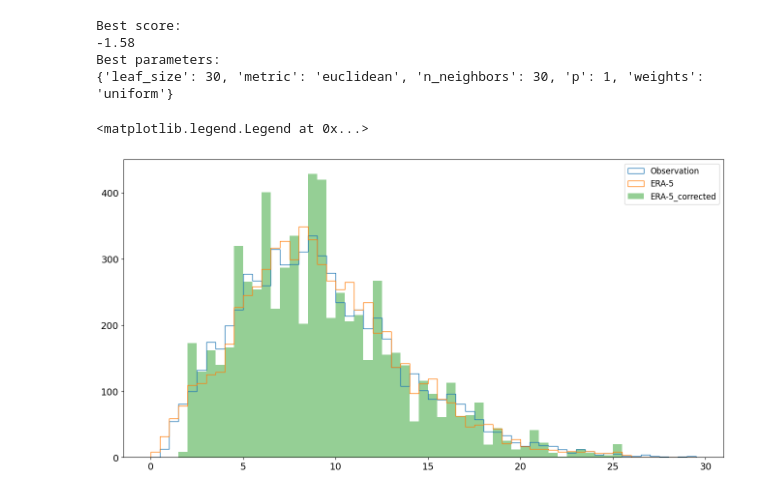
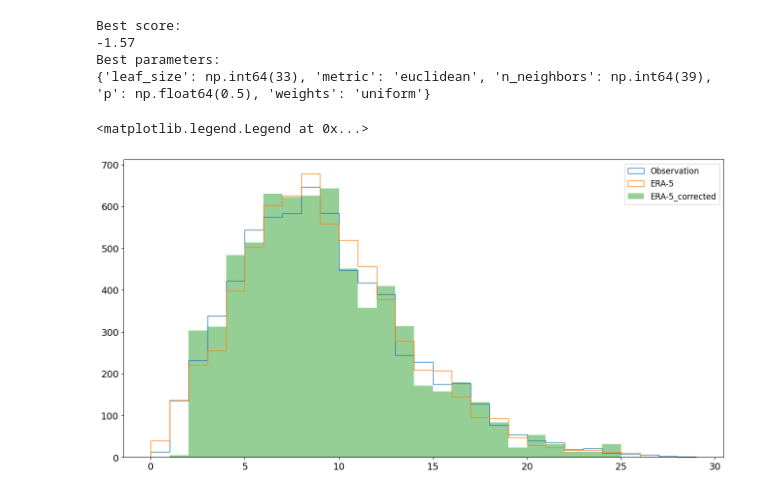
Before and after one commit to Nuwa13/Project_Python_Programming_in_Energy_Science, a Jupyter notebook: Task_3.ipynb, the cells around one changed output. Saved outputs shown, nothing was run; the diff lists cells and outputs as text; code cells hidden in the pictures.

```diff
--- a/Task_3.ipynb
+++ b/Task_3.ipynb
@@ -70,9 +69,9 @@ X_test_scaled     = scaler.transform(X_test)
 # Preparation
 # set hyperparameters for ML-model
 param_grid = {
-              "n_neighbors"       : [2,5,12,30],
-              "leaf_size"         : [1, 2, 3,15,30],
-              "p"                 : [1,2],
+              "n_neighbors"       : np.arange(20, 50, 1),
+              "leaf_size"         : np.arange(16, 36, 1),
+              "p"                 : np.arange(0.5, 2, 0.1),
               "weights"           : ['uniform', 'distance'],
               "metric"            : ['euclidean','manhattan','minkowski']
              }
@@ -111,19 +110,19 @@ X_scaledN               = scaler.transform(X)
 predictions             = best_model.predict(X_scaledN)
 # %% [output]
 Best score:
--1.58
+-1.57
 Best parameters:
-{'leaf_size': 30, 'metric': 'euclidean', 'n_neighbors': 30, 'p': 1, 'weights': 'uniform'}
+{'leaf_size': np.int64(33), 'metric': 'euclidean', 'n_neighbors': np.int64(39), 'p': np.float64(0.5), 'weights': 'uniform'}
 # %%
-nbins = np.arange(0,30,0.5)
+nbins = np.arange(0, 30, 1)
 
 fig = plt.figure(figsize=(16,8))
 plt.hist(data_mrgd['WS-99.2'].iloc[valid_values],nbins,label='Observation',histtype='step')
 plt.hist(data_mrgd['WS100'].iloc[valid_values],nbins,label='ERA-5',histtype='step')
 plt.hist(predictions[valid_values],nbins,label='ERA-5_corrected',alpha=0.5)
 plt.xticks(fontsize= 14)
 plt.yticks(fontsize= 14)
 plt.legend(fontsize= 12)
 # %% [output]
 <matplotlib.legend.Legend at 0x...>
-[figure, old version]
+[figure, new version]
```
Also changed, not shown: parts of 2 cells of this notebook.
